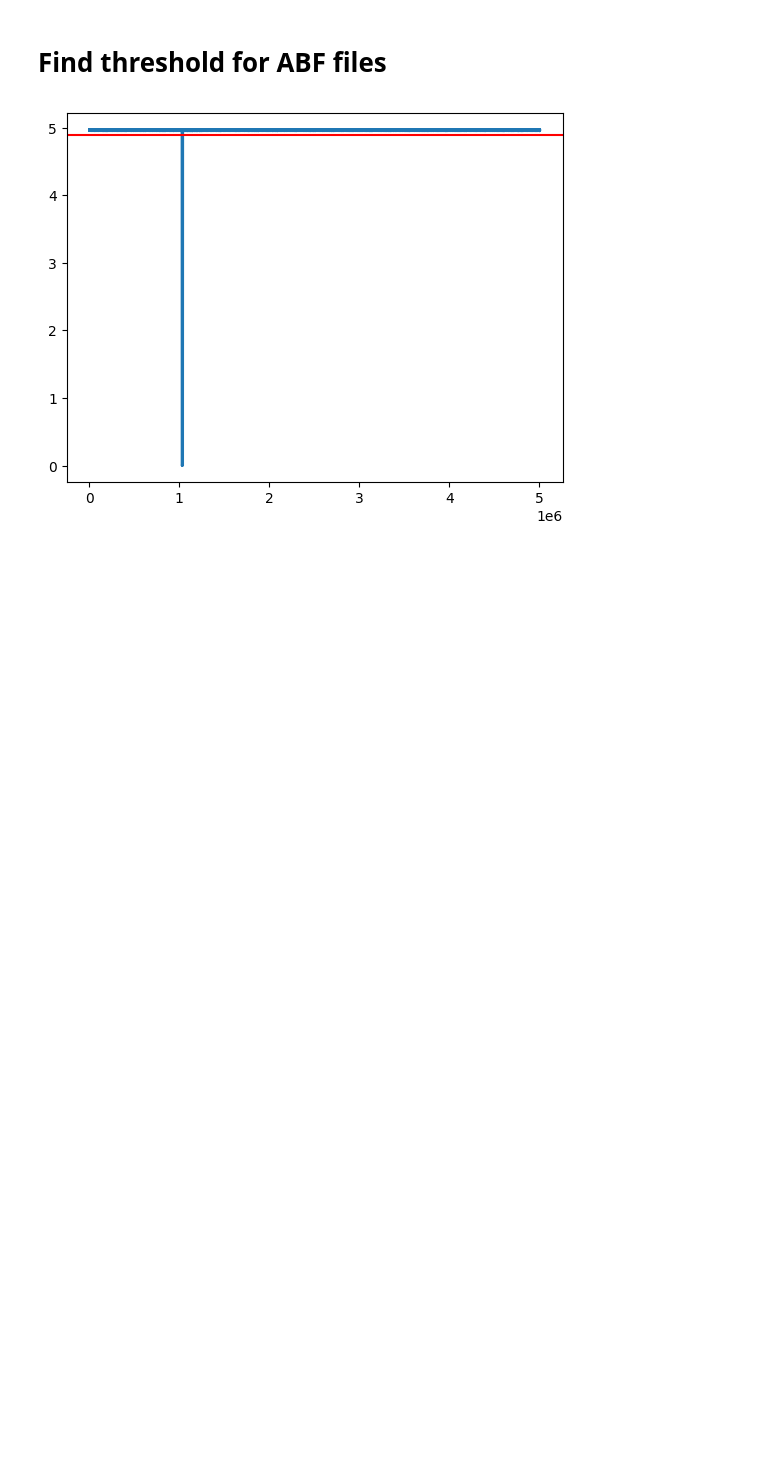
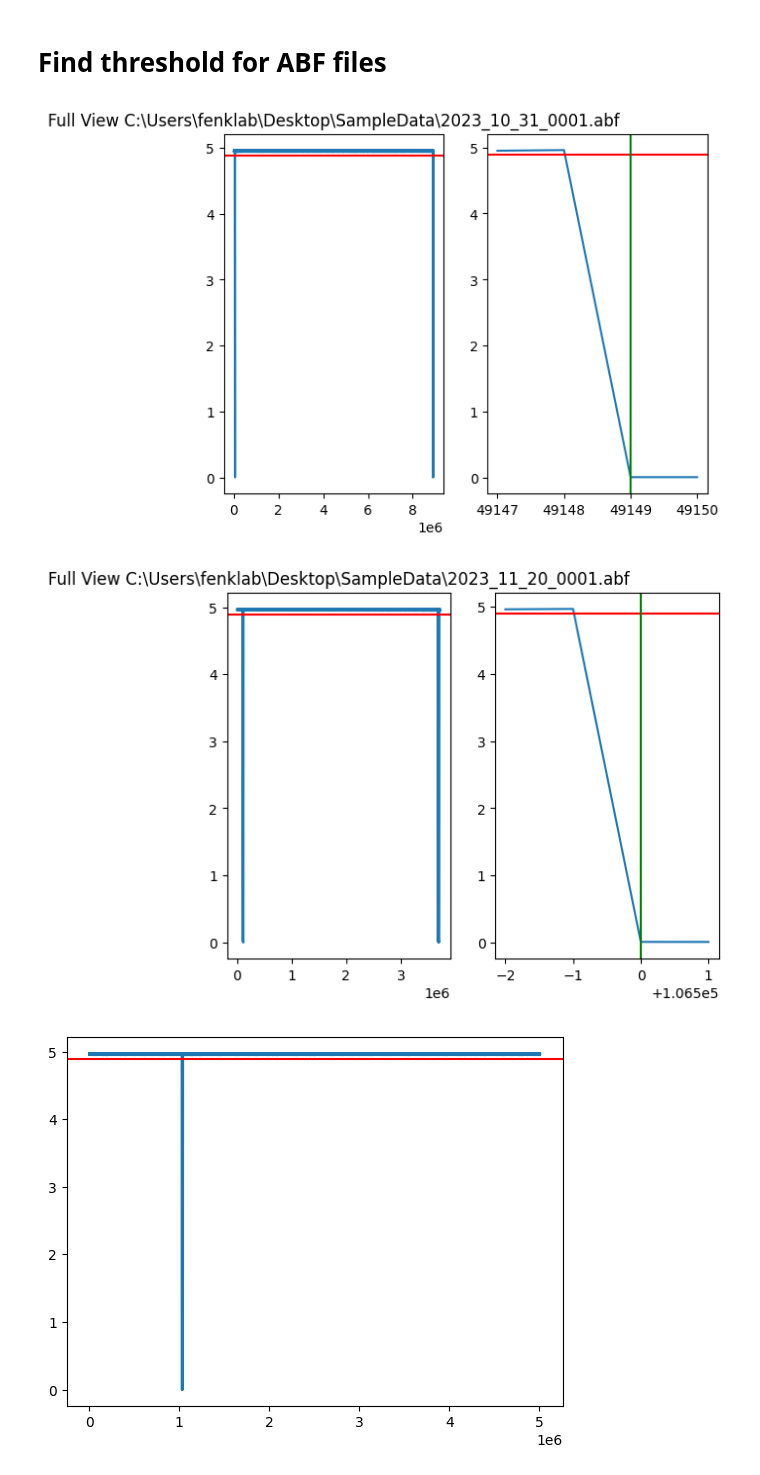
Before and after one commit to TjaldaF/ConsultingDataAnlysis, a Jupyter notebook: ReadInABFG9.ipynb, the cells around one changed output. Cells and saved outputs as stored; diff of their text form; code cells hidden in the pictures; blank space fills up the shorter version.

```diff
--- a/ReadInABFG9.ipynb
+++ b/ReadInABFG9.ipynb
@@ -183,3 +181,9 @@ def find_first_frame_abf(df, column_name, x_axis_name = 'time_millisec' , adjust
+# %%
+for data_dic in df_list:
+    data_dic['First_Syinc_flash']=sync_point_flash(data_dic)
+# %% [output]
+[figure, added]
+[figure, added]
 # %%
 first_frame_df_abf_1=find_first_frame_abf(df_abf_1,'led',threshold_multiplier=8)
 first_frame_df_abf_3=find_first_frame_abf(df_abf_3,'led',threshold_multiplier=8)
```
Also changed, not shown: parts of 22 cells of this notebook.
